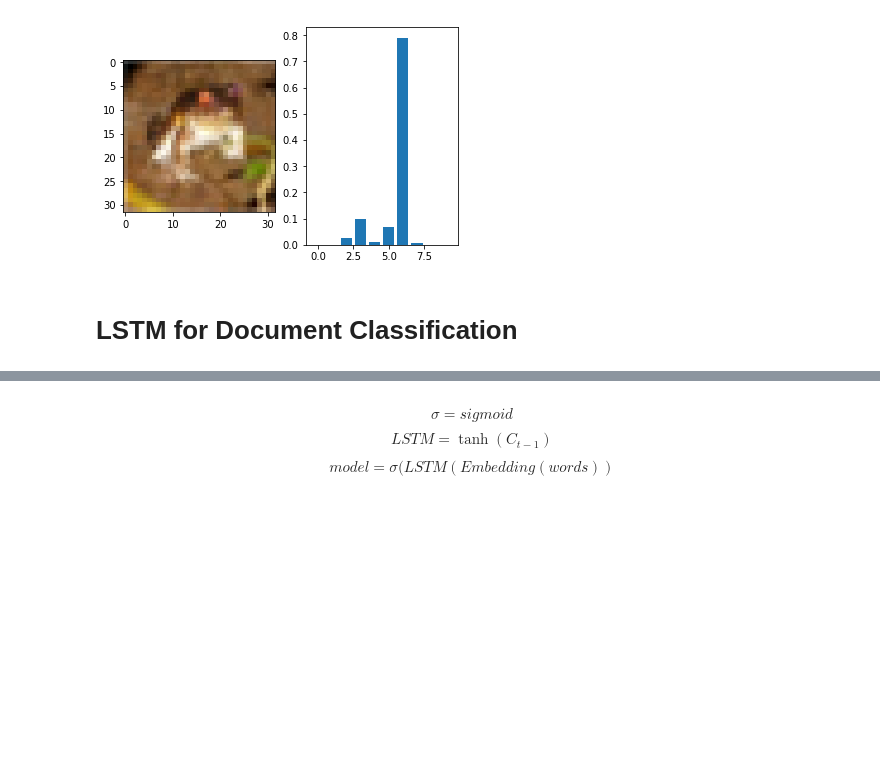
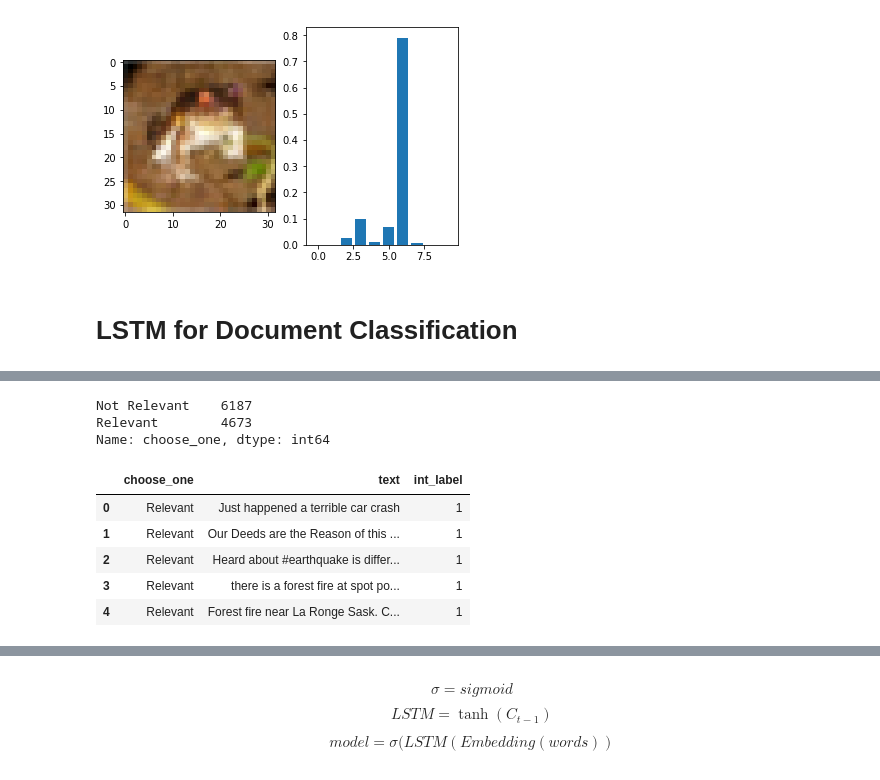
Before and after one commit to DanielSnipes/learning_DL_through_examples, a Jupyter notebook: presentation/code_first_math_later_presentation.ipynb, the cells around one changed output, grey strips where cells are left out. Cells and saved outputs as stored; diff of their text form; code cells hidden in the pictures; blank space fills up the shorter version.

Commit message:
adding modified data and presentation changes

```diff
--- a/presentation/code_first_math_later_presentation.ipynb
+++ b/presentation/code_first_math_later_presentation.ipynb
@@ -298,3 +303,10 @@ visualize_predictions(model=model, img=first_img)
 [figure]
 # %% [markdown]
 # LSTM for Document Classification
+# %%
+import pandas as pd
+
+data_path = "../data/socialmedia-disaster-tweets.csv"
+df = pd.read_csv(data_path)
+print df.shape
+df.head()
@@ -300,0 +321,17 @@ visualize_predictions(model=model, img=first_img)
+# %%
+df.choose_one.value_counts()
+# %% [output]
+Not Relevant    6187
+Relevant        4673
+Name: choose_one, dtype: int64
+# %%
+df['int_label'] = 0
+df.loc[df.choose_one == 'Relevant', 'int_label'] = 1
+df.head()
+# %% [output]
+|  | choose_one | text | int_label |
+| 0 | Relevant | Just happened a terrible car crash | 1 |
+| 1 | Relevant | Our Deeds are the Reason of this ... | 1 |
+| 2 | Relevant | Heard about #earthquake is differ... | 1 |
+| 3 | Relevant | there is a forest fire at spot po... | 1 |
+| 4 | Relevant | Forest fire near La Ronge Sask. C... | 1 |
```
Also changed, not shown: parts of 12 cells of this notebook, 1 other file.
